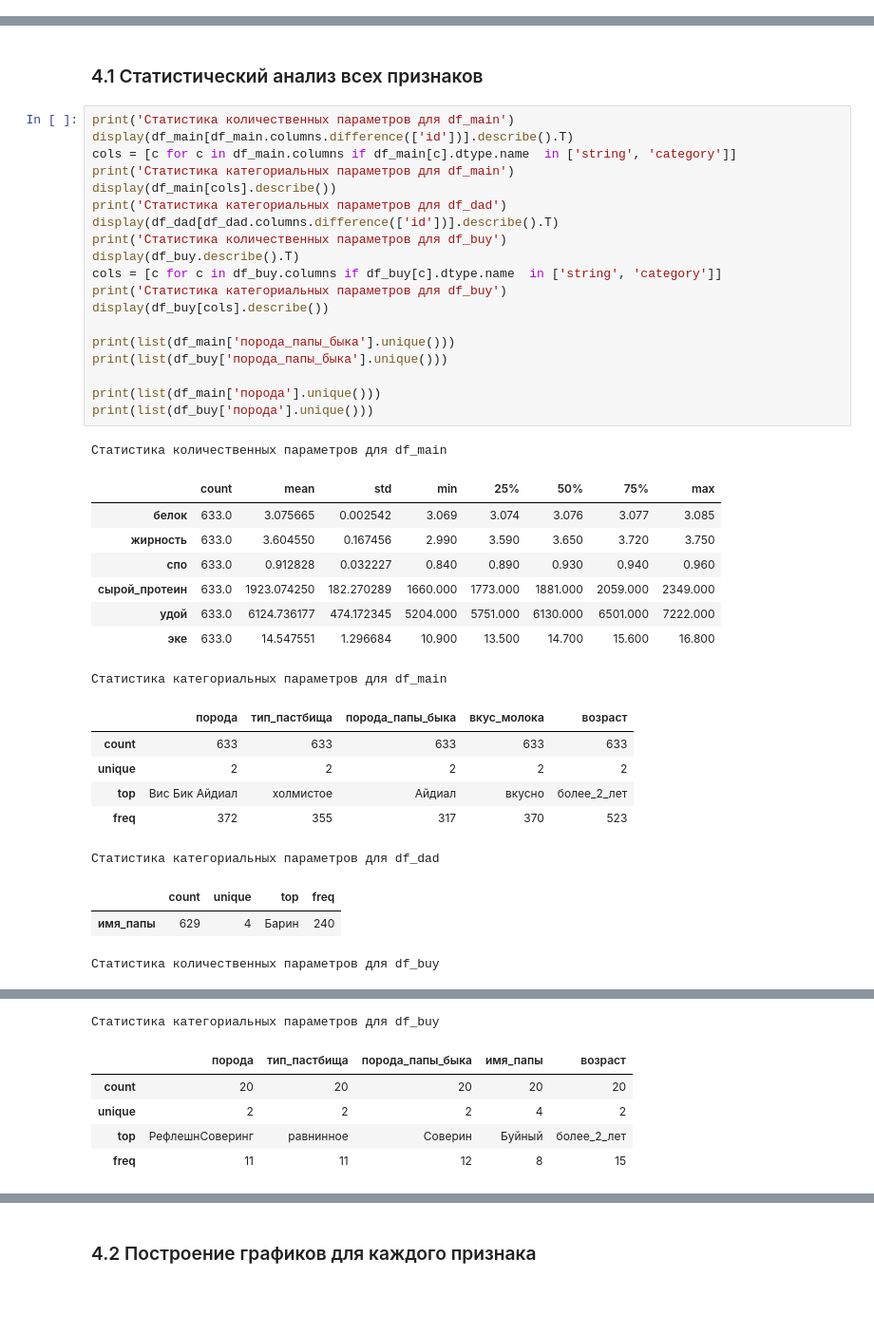
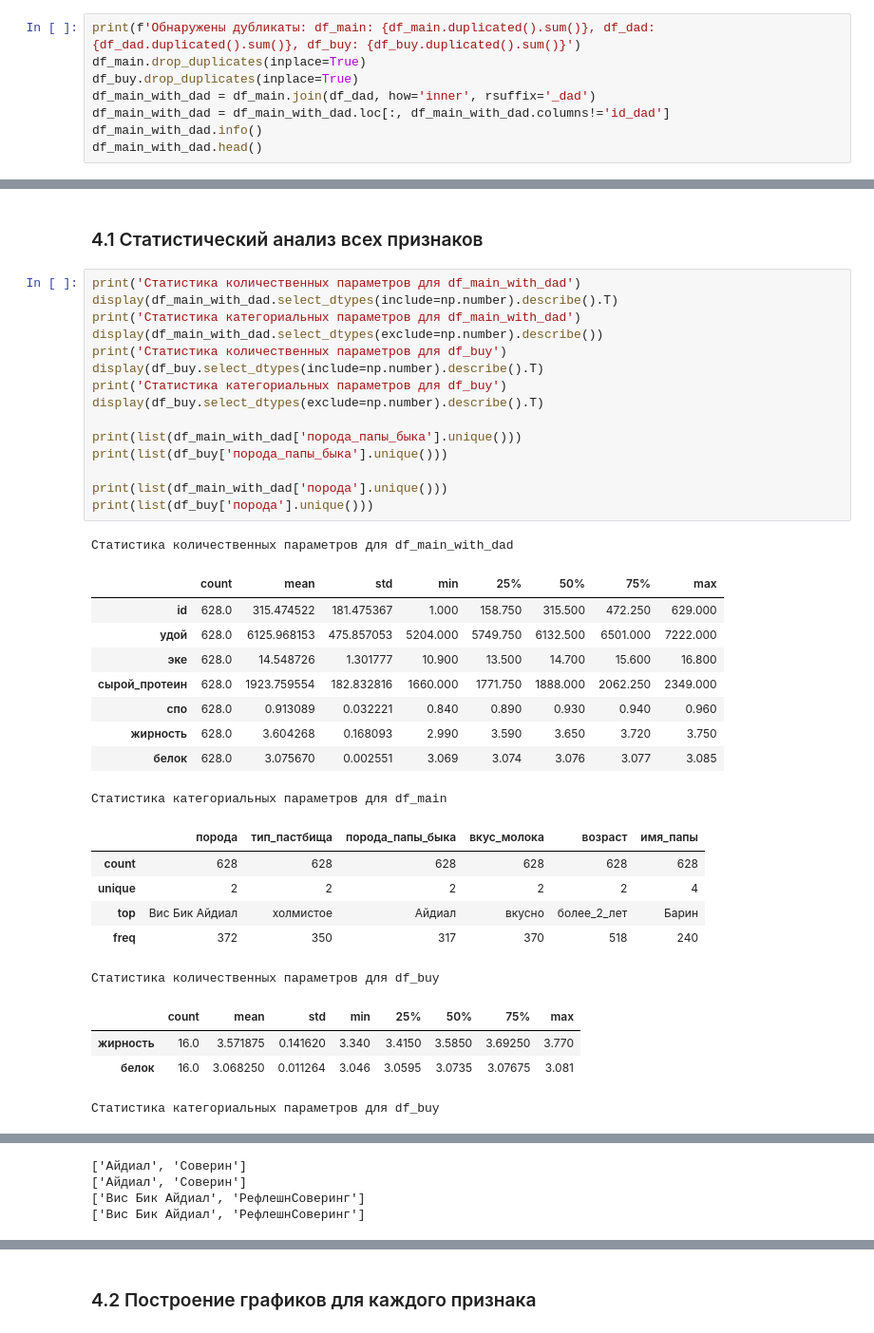
Before and after one commit to theotheo46/ds, a Jupyter notebook: linmodels.ipynb, the cells around one changed output, grey strips where cells are left out. Shown at 95% size. Drawn from its saved outputs; the diff is of its cells as text; blank space fills up the shorter version.

```diff
--- a/linmodels.ipynb
+++ b/linmodels.ipynb
@@ -106,0 +112,8 @@ display(df_buy.head(5))
+# %%
+print(f'Обнаружены дубликаты: df_main: {df_main.duplicated().sum()}, df_dad: {df_dad.duplicated().sum()}, df_buy: {df_buy.duplicated().sum()}')
+df_main.drop_duplicates(inplace=True)
+df_buy.drop_duplicates(inplace=True)
+df_main_with_dad = df_main.join(df_dad, how='inner', rsuffix='_dad')
+df_main_with_dad = df_main_with_dad.loc[:, df_main_with_dad.columns!='id_dad']
+df_main_with_dad.info()
+df_main_with_dad.head()
@@ -203,40 +234,38 @@ memory usage: 1.2 KB
 # %% [markdown]
 ### 4.1 Cтатистический анализ всех признаков
 # %%
-print('Статистика количественных параметров для df_main')
-display(df_main[df_main.columns.difference(['id'])].describe().T)
-cols = [c for c in df_main.columns if df_main[c].dtype.name  in ['string', 'category']]
-print('Статистика категориальных параметров для df_main')
-display(df_main[cols].describe())
-print('Статистика категориальных параметров для df_dad')
-display(df_dad[df_dad.columns.difference(['id'])].describe().T)
+print('Статистика количественных параметров для df_main_with_dad')
+display(df_main_with_dad.select_dtypes(include=np.number).describe().T)
+print('Статистика категориальных параметров для df_main_with_dad')
+display(df_main_with_dad.select_dtypes(exclude=np.number).describe())
 print('Статистика количественных параметров для df_buy')
-display(df_buy.describe().T)
-cols = [c for c in df_buy.columns if df_buy[c].dtype.name  in ['string', 'category']]
+display(df_buy.select_dtypes(include=np.number).describe().T)
 print('Статистика категориальных параметров для df_buy')
-display(df_buy[cols].describe())
+display(df_buy.select_dtypes(exclude=np.number).describe().T)
 
-print(list(df_main['порода_папы_быка'].unique()))
+print(list(df_main_with_dad['порода_папы_быка'].unique()))
 print(list(df_buy['порода_папы_быка'].unique()))
 
-print(list(df_main['порода'].unique()))
+print(list(df_main_with_dad['порода'].unique()))
 print(list(df_buy['порода'].unique()))
 # %% [output]
-Статистика количественных параметров для df_main
+Статистика количественных параметров для df_main_with_dad
 |  | count | mean | std | min | 25% | 50% | 75% | max |
-| белок | 633.0 | 3.075665 | 0.002542 | 3.069 | 3.074 | 3.076 | 3.077 | 3.085 |
-| жирность | 633.0 | 3.604550 | 0.167456 | 2.990 | 3.590 | 3.650 | 3.720 | 3.750 |
-| спо | 633.0 | 0.912828 | 0.032227 | 0.840 | 0.890 | 0.930 | 0.940 | 0.960 |
-| сырой_протеин | 633.0 | 1923.074250 | 182.270289 | 1660.000 | 1773.000 | 1881.000 | 2059.000 | 2349.000 |
-| удой | 633.0 | 6124.736177 | 474.172345 | 5204.000 | 5751.000 | 6130.000 | 6501.000 | 7222.000 |
-| эке | 633.0 | 14.547551 | 1.296684 | 10.900 | 13.500 | 14.700 | 15.600 | 16.800 |
+| id | 628.0 | 315.474522 | 181.475367 | 1.000 | 158.750 | 315.500 | 472.250 | 629.000 |
+| удой | 628.0 | 6125.968153 | 475.857053 | 5204.000 | 5749.750 | 6132.500 | 6501.000 | 7222.000 |
+| эке | 628.0 | 14.548726 | 1.301777 | 10.900 | 13.500 | 14.700 | 15.600 | 16.800 |
+| сырой_протеин | 628.0 | 1923.759554 | 182.832816 | 1660.000 | 1771.750 | 1888.000 | 2062.250 | 2349.000 |
+| спо | 628.0 | 0.913089 | 0.032221 | 0.840 | 0.890 | 0.930 | 0.940 | 0.960 |
+| жирность | 628.0 | 3.604268 | 0.168093 | 2.990 | 3.590 | 3.650 | 3.720 | 3.750 |
+| белок | 628.0 | 3.075670 | 0.002551 | 3.069 | 3.074 | 3.076 | 3.077 | 3.085 |
 Статистика категориальных параметров для df_main
-|  | порода | тип_пастбища | порода_папы_быка | вкус_молока | возраст |
-| count | 633 | 633 | 633 | 633 | 633 |
-| unique | 2 | 2 | 2 | 2 | 2 |
-| top | Вис Бик Айдиал | холмистое | Айдиал | вкусно | более_2_лет |
-| freq | 372 | 355 | 317 | 370 | 523 |
+|  | порода | тип_пастбища | порода_папы_быка | вкус_молока | возраст | имя_папы |
+| count | 628 | 628 | 628 | 628 | 628 | 628 |
+| unique | 2 | 2 | 2 | 2 | 2 | 4 |
+| top | Вис Бик Айдиал | холмистое | Айдиал | вкусно | более_2_лет | Барин |
+| freq | 372 | 350 | 317 | 370 | 518 | 240 |
-Статистика категориальных параметров для df_dad
+Статистика количественных параметров для df_buy
-|  | count | unique | top | freq |
-| имя_папы | 629 | 4 | Барин | 240 |
+|  | count | mean | std | min | 25% | 50% | 75% | max |
+| жирность | 16.0 | 3.571875 | 0.141620 | 3.340 | 3.4150 | 3.5850 | 3.69250 | 3.770 |
+| белок | 16.0 | 3.068250 | 0.011264 | 3.046 | 3.0595 | 3.0735 | 3.07675 | 3.081 |
-Статистика количественных параметров для df_buy
+Статистика категориальных параметров для df_buy
@@ -246,6 +278,4 @@ print(list(df_buy['порода'].unique()))
-Статистика категориальных параметров для df_buy
+['Айдиал', 'Соверин']
+['Айдиал', 'Соверин']
+['Вис Бик Айдиал', 'РефлешнСоверинг']
+['Вис Бик Айдиал', 'РефлешнСоверинг']
-|  | порода | тип_пастбища | порода_папы_быка | имя_папы | возраст |
-| count | 20 | 20 | 20 | 20 | 20 |
-| unique | 2 | 2 | 2 | 4 | 2 |
-| top | РефлешнСоверинг | равнинное | Соверин | Буйный | более_2_лет |
-| freq | 11 | 11 | 12 | 8 | 15 |
```
Also changed, not shown: parts of 27 cells of this notebook.
